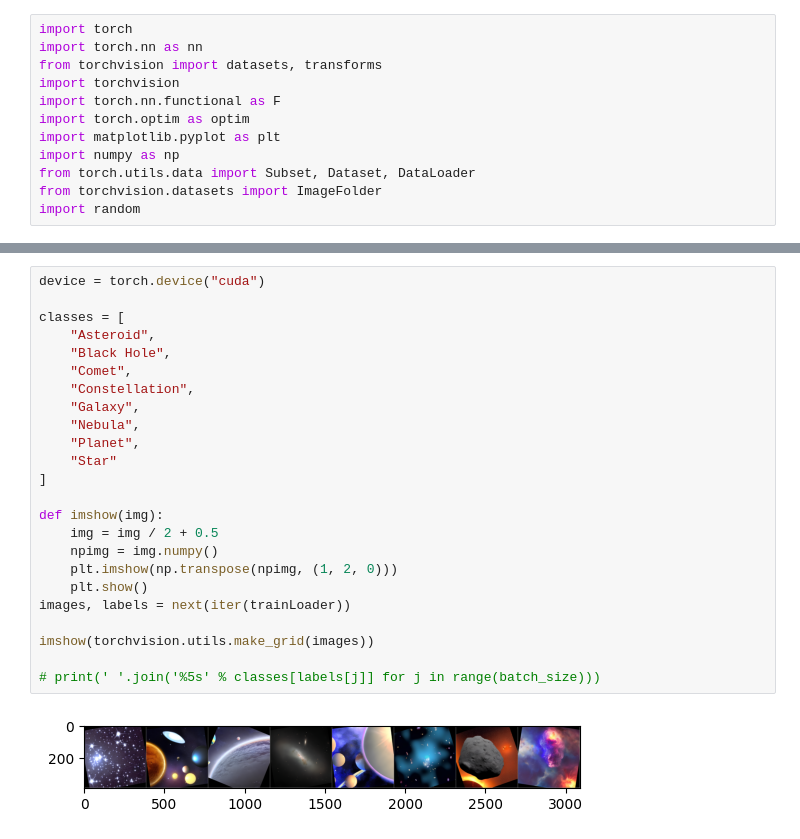
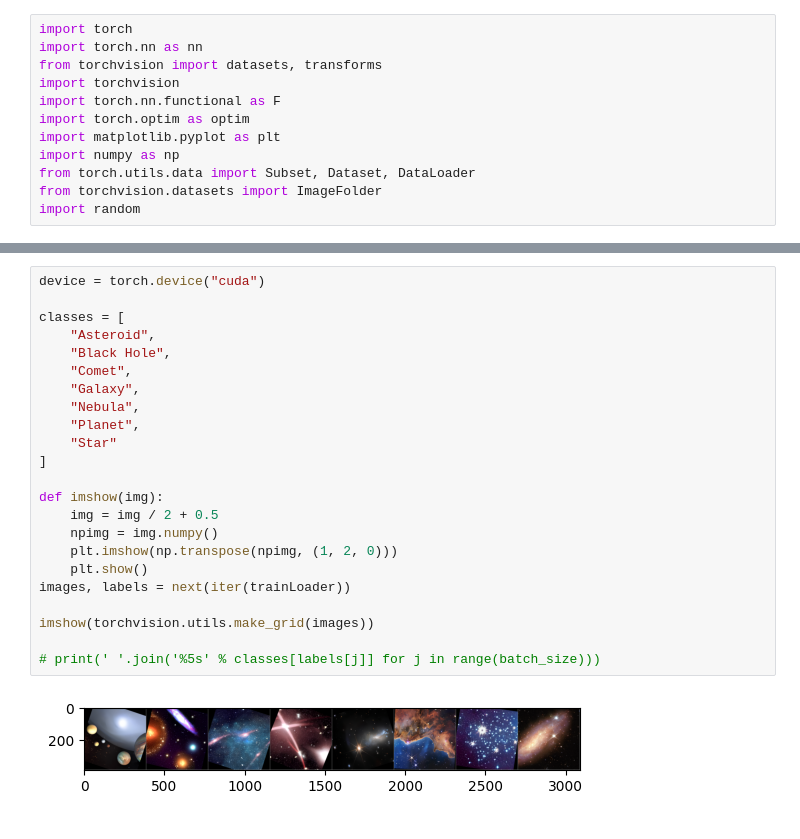
Before and after one commit to pdombrza/Astronomical-image-classifier, a Jupyter notebook: notes.ipynb, the cells around one changed output, grey strips where cells are left out. Saved outputs shown, nothing was run; the diff lists cells and outputs as text.

```diff
--- a/notes.ipynb
+++ b/notes.ipynb
@@ -104,29 +108,28 @@ Klasa 7: 3.4122
 # %%
 device = torch.device("cuda")
 
 classes = [
     "Asteroid",
     "Black Hole",
     "Comet",
-    "Constellation",
     "Galaxy",
     "Nebula",
     "Planet",
     "Star"
 ]
 
 def imshow(img):
     img = img / 2 + 0.5
     npimg = img.numpy()
     plt.imshow(np.transpose(npimg, (1, 2, 0)))
     plt.show()
 images, labels = next(iter(trainLoader))
 
 imshow(torchvision.utils.make_grid(images))
 
 # print(' '.join('%5s' % classes[labels[j]] for j in range(batch_size)))
 # %% [output]
-[figure, old version]
+[figure, new version]
 # %%
 class NormActConv(nn.Module):
     def __init__(self, in_channels, out_channels, kernel_size=3, stride=1, padding=1):
```
Also changed, not shown: parts of 4 cells of this notebook, 1 other file.
